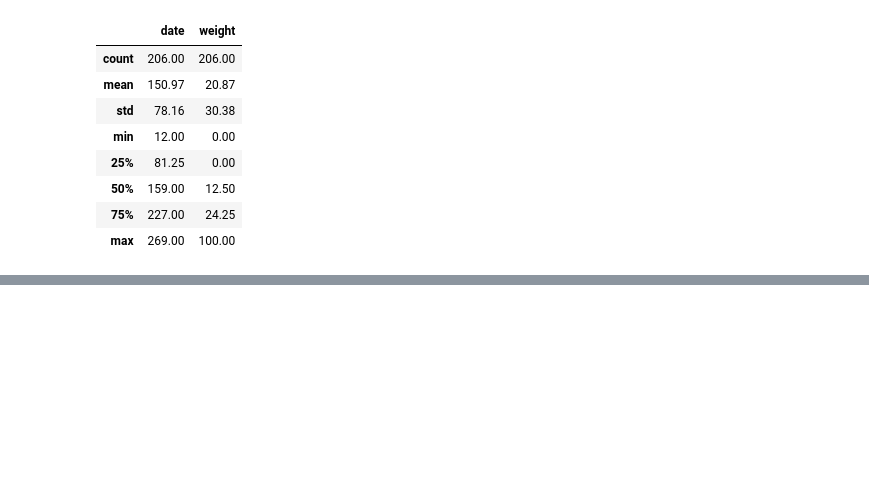
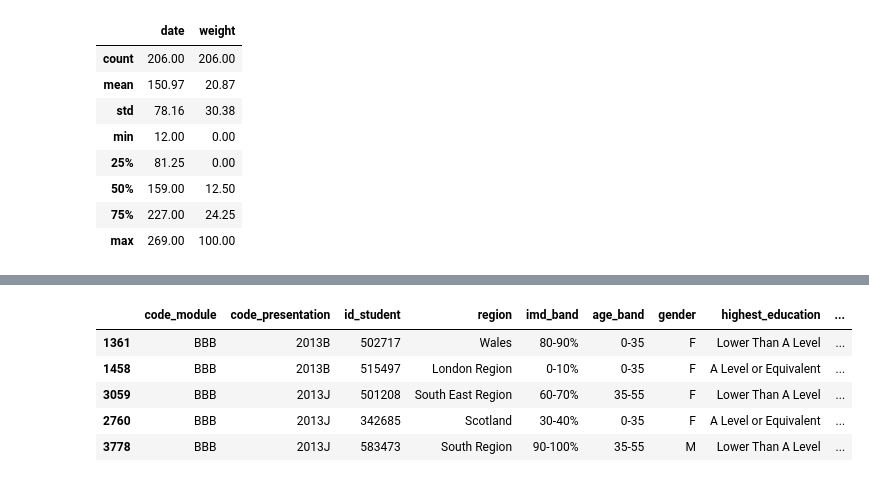
Before and after one commit to freyjagarner/Student-Data-Analysis, a Jupyter notebook: Capstone/Assessments.ipynb, the cells around one changed output, grey strips where cells are left out. Saved outputs shown, nothing was run; the diff lists cells and outputs as text; code cells hidden in the pictures; blank space fills up the shorter version.

```diff
--- a/Capstone/Assessments.ipynb
+++ b/Capstone/Assessments.ipynb
@@ -280,0 +474,10 @@ assessments.describe().round(2)
+# %%
+# locate the students who passed with NaN test scores
+students_w_NaN_scores.loc[students_w_NaN_scores['final_result'] == 'Pass'].head()
+# %% [output]
+|  | code_module | code_presentation | id_student | region | imd_band | age_band | gender | highest_education | ... |
+| 1361 | BBB | 2013B | 502717 | Wales | 80-90% | 0-35 | F | Lower Than A Level | ... |
+| 1458 | BBB | 2013B | 515497 | London Region | 0-10% | 0-35 | F | A Level or Equivalent | ... |
+| 3059 | BBB | 2013J | 501208 | South East Region | 60-70% | 35-55 | F | Lower Than A Level | ... |
+| 2760 | BBB | 2013J | 342685 | Scotland | 30-40% | 0-35 | F | A Level or Equivalent | ... |
+| 3778 | BBB | 2013J | 583473 | South Region | 90-100% | 35-55 | M | Lower Than A Level | ... |
```
Also changed, not shown: parts of 42 cells of this notebook.
